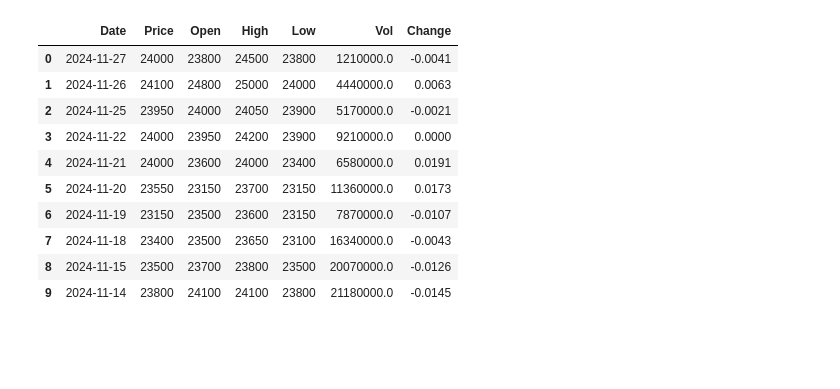
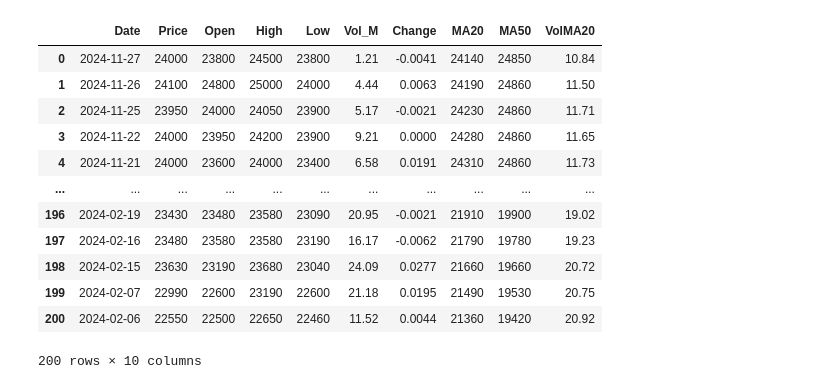
Before and after one commit to DatPham1001/stock-price-prediction, a Jupyter notebook: stock-prediction.ipynb, the cells around one changed output. Drawn from its saved outputs; the diff is of its cells as text; code cells hidden in the pictures; blank space fills up the shorter version.

```diff
--- a/stock-prediction.ipynb
+++ b/stock-prediction.ipynb
@@ -9,30 +14,40 @@ from sklearn.model_selection import train_test_split
 from sklearn.metrics import r2_score, mean_squared_error, mean_absolute_error
 warnings.filterwarnings("ignore")
 # %%
-df=pd.read_csv('D:\Hoc\stock-forcast-ML\MBB.csv')
-df=pd.DataFrame(df)
-# df = df.reindex(index=df.index[::-1])
-df["Vol"] = df["Vol."].str.replace("M", "").astype(float) * 1e6
-df = df.drop("Vol.", axis=1)
+df=pd.read_csv('E:\Work_DatPT\Study\stock-price-prediction\MBB.csv')
+df=pd.DataFrame(df).dropna()
+# df["Vol"] = df["Vol."].str.replace("M", "").astype(float) * 1e6
+df["Vol_M"] = df["Vol."].str.replace("M", "").astype(float)
+df = df.drop("Vol.",axis=1)
 # Làm tròn giá
 df["Price"] = df["Price"].str.replace(",", "").astype(float).round(-1).astype(int)
 df["Open"] = df["Open"].str.replace(",", "").astype(float).round(-1).astype(int)
 df["High"] = df["High"].str.replace(",", "").astype(float).round(-1).astype(int)
 df["Low"] = df["Low"].str.replace(",", "").astype(float).round(-1).astype(int)
 df["Change"] = df["Change %"].str.replace("%", "").astype(float) / 100
 df = df.drop('Change %', axis=1)
-# Bước 2: Chuyển đổi cột Date sang định dạng datetime
+# Chuyển đổi cột Date sang định dạng datetime
 df["Date"] = pd.to_datetime(df["Date"], format="%m/%d/%Y")
-df.head(10)
+# Tính đường MA20 MA50
+df = df.reindex(index=df.index[::-1])
+df["MA20"] = df["Price"].rolling(window=20, min_periods=1).mean().round(-1).astype(int)  # Trung bình động 20 ngày
+df["MA50"] = df["Price"].rolling(window=50,min_periods=1).mean().round(-1).astype(int)
+df["VolMA20"] = df["Vol_M"].rolling(window=20,min_periods=1).mean().round(2)
+df = df.reindex(index=df.index[::-1])
+
+
+df.head(200)
 # %% [output]
-|  | Date | Price | Open | High | Low | Vol | Change |
-| 0 | 2024-11-27 | 24000 | 23800 | 24500 | 23800 | 1210000.0 | -0.0041 |
-| 1 | 2024-11-26 | 24100 | 24800 | 25000 | 24000 | 4440000.0 | 0.0063 |
-| 2 | 2024-11-25 | 23950 | 24000 | 24050 | 23900 | 5170000.0 | -0.0021 |
-| 3 | 2024-11-22 | 24000 | 23950 | 24200 | 23900 | 9210000.0 | 0.0000 |
-| 4 | 2024-11-21 | 24000 | 23600 | 24000 | 23400 | 6580000.0 | 0.0191 |
-| 5 | 2024-11-20 | 23550 | 23150 | 23700 | 23150 | 11360000.0 | 0.0173 |
-| 6 | 2024-11-19 | 23150 | 23500 | 23600 | 23150 | 7870000.0 | -0.0107 |
-| 7 | 2024-11-18 | 23400 | 23500 | 23650 | 23100 | 16340000.0 | -0.0043 |
-| 8 | 2024-11-15 | 23500 | 23700 | 23800 | 23500 | 20070000.0 | -0.0126 |
-| 9 | 2024-11-14 | 23800 | 24100 | 24100 | 23800 | 21180000.0 | -0.0145 |
+|  | Date | Price | Open | High | Low | Vol_M | Change | MA20 | MA50 | VolMA20 |
+| 0 | 2024-11-27 | 24000 | 23800 | 24500 | 23800 | 1.21 | -0.0041 | 24140 | 24850 | 10.84 |
+| 1 | 2024-11-26 | 24100 | 24800 | 25000 | 24000 | 4.44 | 0.0063 | 24190 | 24860 | 11.50 |
+| 2 | 2024-11-25 | 23950 | 24000 | 24050 | 23900 | 5.17 | -0.0021 | 24230 | 24860 | 11.71 |
+| 3 | 2024-11-22 | 24000 | 23950 | 24200 | 23900 | 9.21 | 0.0000 | 24280 | 24860 | 11.65 |
+| 4 | 2024-11-21 | 24000 | 23600 | 24000 | 23400 | 6.58 | 0.0191 | 24310 | 24860 | 11.73 |
+| ... | ... | ... | ... | ... | ... | ... | ... | ... | ... | ... |
+| 196 | 2024-02-19 | 23430 | 23480 | 23580 | 23090 | 20.95 | -0.0021 | 21910 | 19900 | 19.02 |
+| 197 | 2024-02-16 | 23480 | 23580 | 23580 | 23190 | 16.17 | -0.0062 | 21790 | 19780 | 19.23 |
+| 198 | 2024-02-15 | 23630 | 23190 | 23680 | 23040 | 24.09 | 0.0277 | 21660 | 19660 | 20.72 |
+| 199 | 2024-02-07 | 22990 | 22600 | 23190 | 22600 | 21.18 | 0.0195 | 21490 | 19530 | 20.75 |
+| 200 | 2024-02-06 | 22550 | 22500 | 22650 | 22460 | 11.52 | 0.0044 | 21360 | 19420 | 20.92 |
+200 rows × 10 columns
```
Also changed, not shown: parts of 12 cells of this notebook.
